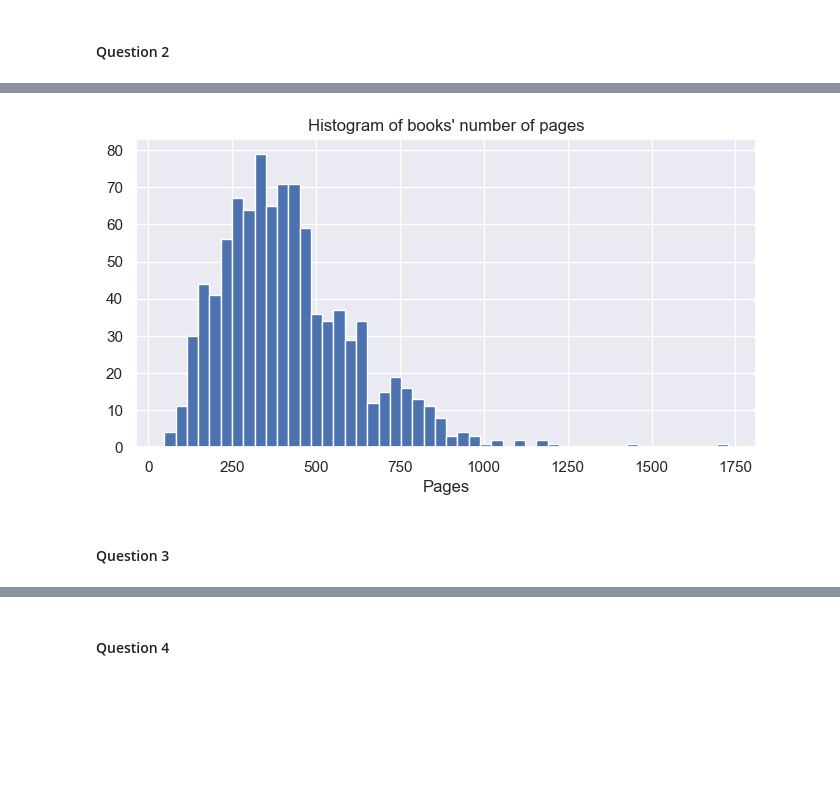
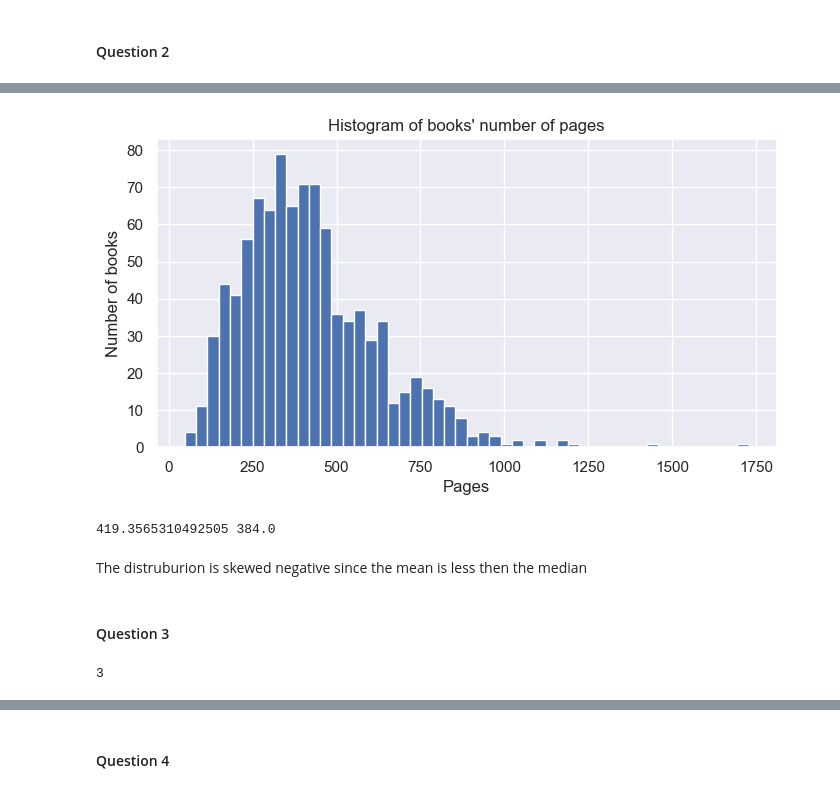
Before and after one commit to jshef747/Python-Homework2, a Jupyter notebook: assignment2-task2.ipynb, the cells around one changed output, grey strips where cells are left out. Cells and saved outputs as stored; diff of their text form; code cells hidden in the pictures; blank space fills up the shorter version.

```diff
--- a/assignment2-task2.ipynb
+++ b/assignment2-task2.ipynb
@@ -95,10 +70,18 @@ dtype: int64
 # %%
 df['pages'].hist(bins=50)
 plt.title("Histogram of books' number of pages")
 plt.xlabel("Pages")
+plt.ylabel("Number of books")
 plt.show()
 # %% [output]
-[figure, old version]
+[figure, new version]
+# %%
+pages_median = df['pages'].median()
+print (pages_mean, pages_median)
+# %% [output]
+419.3565310492505 384.0
+# %% [markdown]
+The distruburion is skewed negative since the mean is less then the median
 # %% [markdown]
 #### Question 3
 # %%
@@ -106,3 +89,7 @@ plt.show()
 ### plot a histogram of books' weight using 50 bins
 ### decide if the distribution is symmetric, skewed positive or skewed negative
 ### use both the histogram and required computations for this decision
+# %%
+df["weight"].isnull().sum()
+# %% [output]
+3
```
Also changed, not shown: parts of 11 cells of this notebook.
